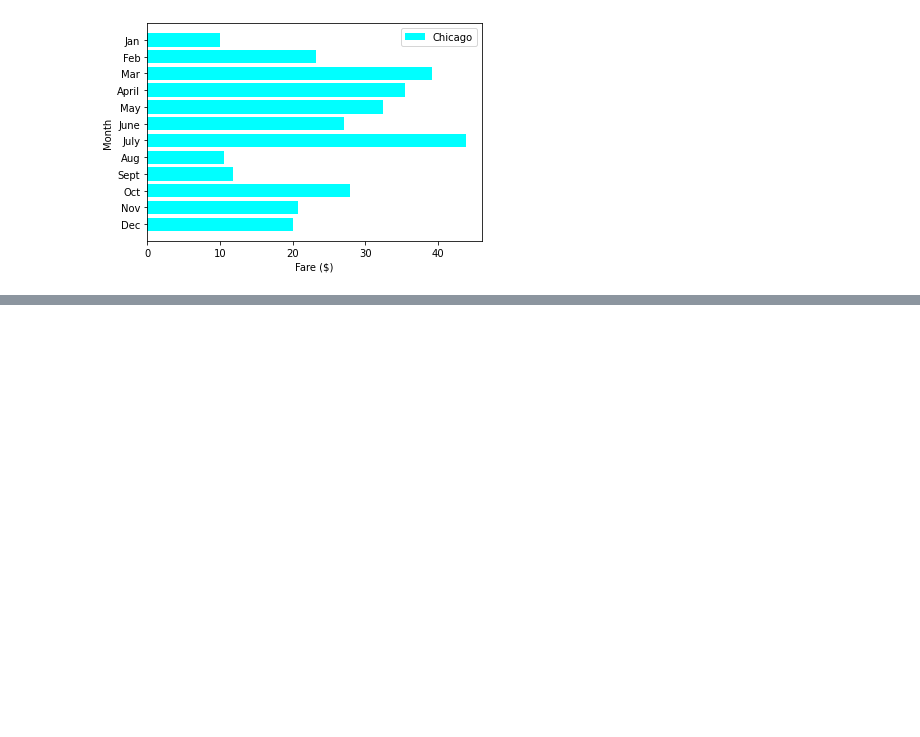
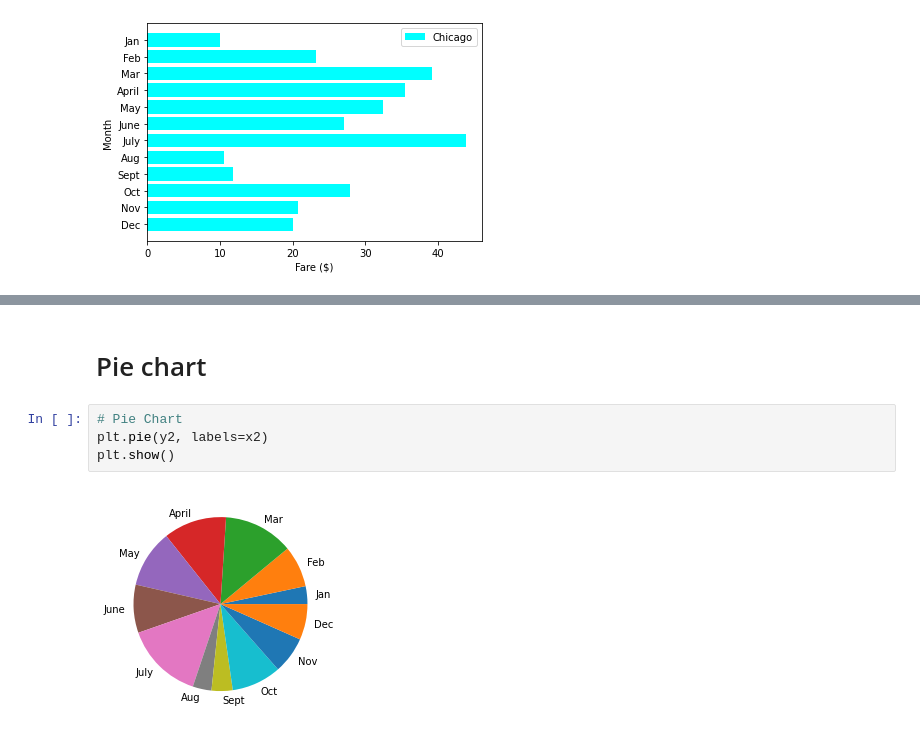
Before and after one commit to conorwhanson/PyBer_Analysis, a Jupyter notebook: Matplotlib_practice.ipynb, the cells around one changed output, grey strips where cells are left out. Drawn from its saved outputs; the diff is of its cells as text; blank space fills up the shorter version.

```diff
--- a/Matplotlib_practice.ipynb
+++ b/Matplotlib_practice.ipynb
@@ -139,0 +142,8 @@ ax.scatter(y2, x2, s=[i * 5 for i in y2], c="skyblue")
+# %% [markdown]
+# Pie chart
+# %%
+# Pie Chart
+plt.pie(y2, labels=x2)
+plt.show()
+# %% [output]
+[figure, added]
```
Also changed, not shown: parts of 16 cells of this notebook.
